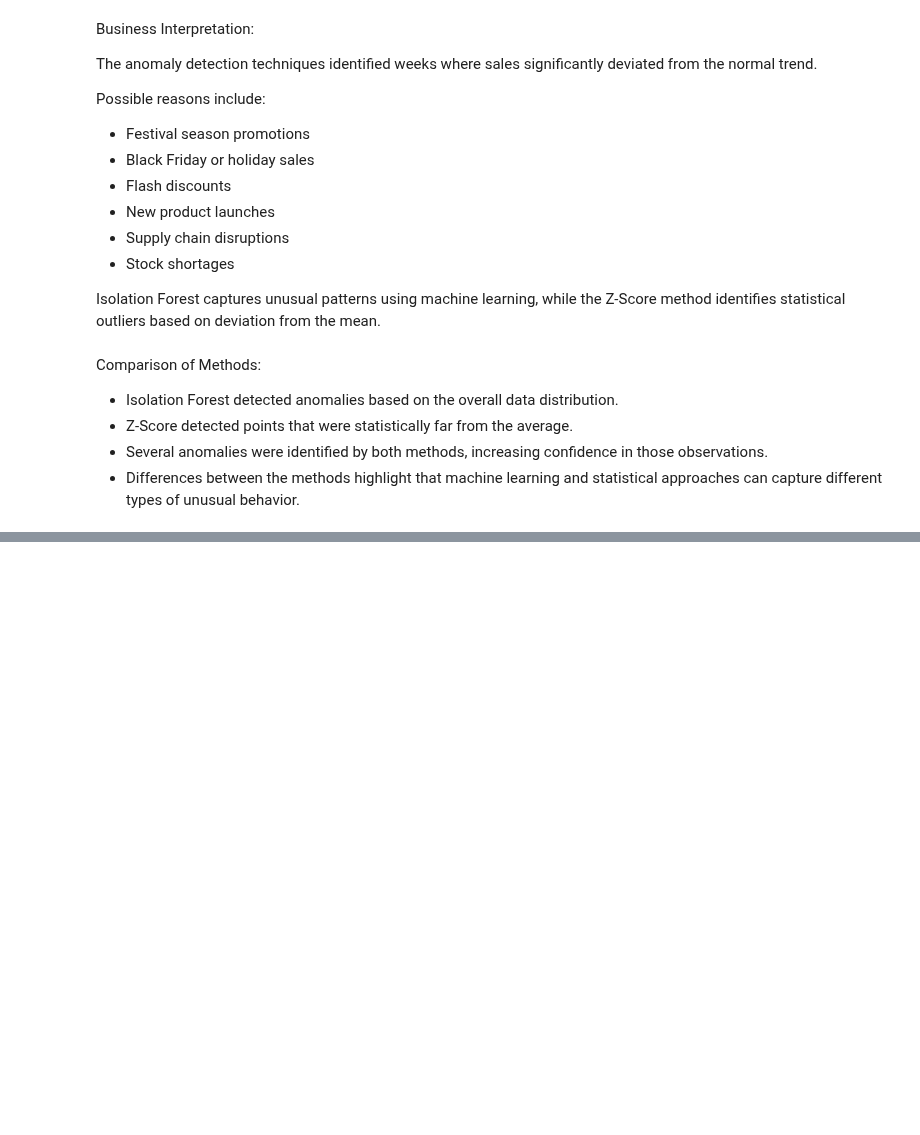
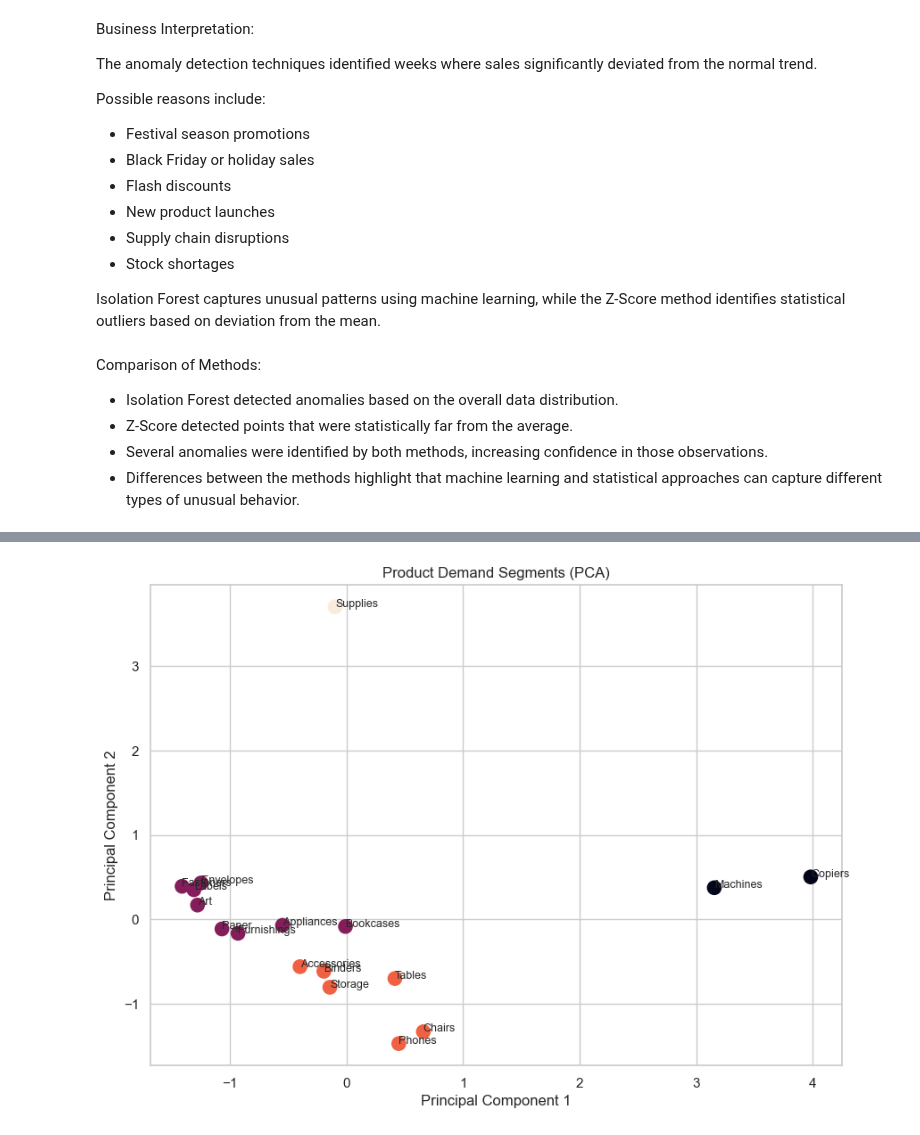
Before and after one commit to Aanya2806/sales-demand-intelligence-system, a Jupyter notebook: analysis.ipynb, the cells around one changed output, grey strips where cells are left out. Cells and saved outputs as stored; diff of their text form; code cells hidden in the pictures; blank space fills up the shorter version.

Commit message:
Task 6: Product demand segmentation using K-Means

```diff
--- a/analysis.ipynb
+++ b/analysis.ipynb
@@ -1622,0 +1743,56 @@ Comparison of Methods:
+# %%
+#Train final K-means
+
+kmeans = KMeans(
+    n_clusters=4,
+    random_state=42,
+    n_init=10
+)
+
+product_features["Cluster"] = kmeans.fit_predict(
+    scaled_features
+)
+# %%
+#PCA Visualization (reduce to 2 dimesnsions)
+
+pca = PCA(n_components=2)
+
+pca_features = pca.fit_transform(
+    scaled_features
+)
+# %%
+#Plot clusters
+
+plt.figure(figsize=(10,7))
+
+plt.scatter(
+    pca_features[:,0],
+    pca_features[:,1],
+    c=product_features["Cluster"],
+    s=120
+)
+
+for i, label in enumerate(product_features.index):
+    plt.text(
+        pca_features[i,0],
+        pca_features[i,1],
+        label,
+        fontsize=9
+    )
+
+plt.title("Product Demand Segments (PCA)")
+
+plt.xlabel("Principal Component 1")
+plt.ylabel("Principal Component 2")
+
+plt.grid(True)
+
+plt.savefig(
+    "charts/product_clusters.png",
+    dpi=300,
+    bbox_inches="tight"
+)
+
+plt.show()
+# %% [output]
+[figure, added]
```
Also changed, not shown: parts of 16 cells of this notebook, 3 other files.
